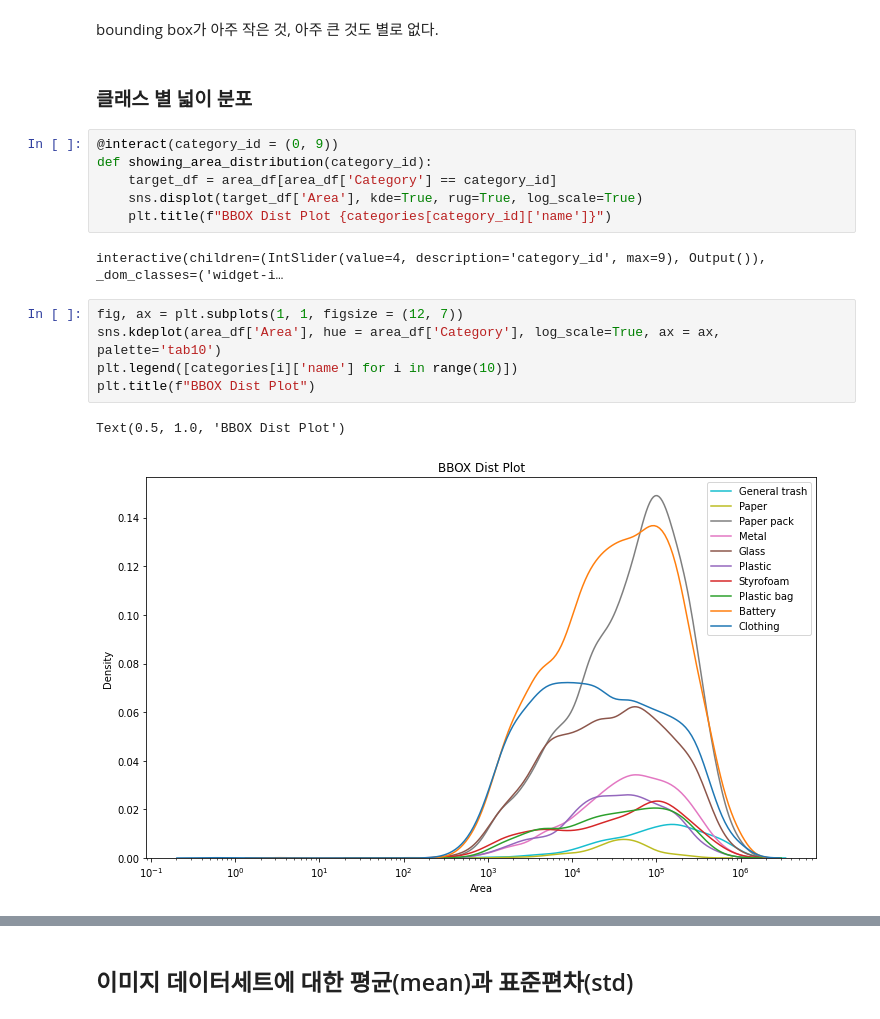
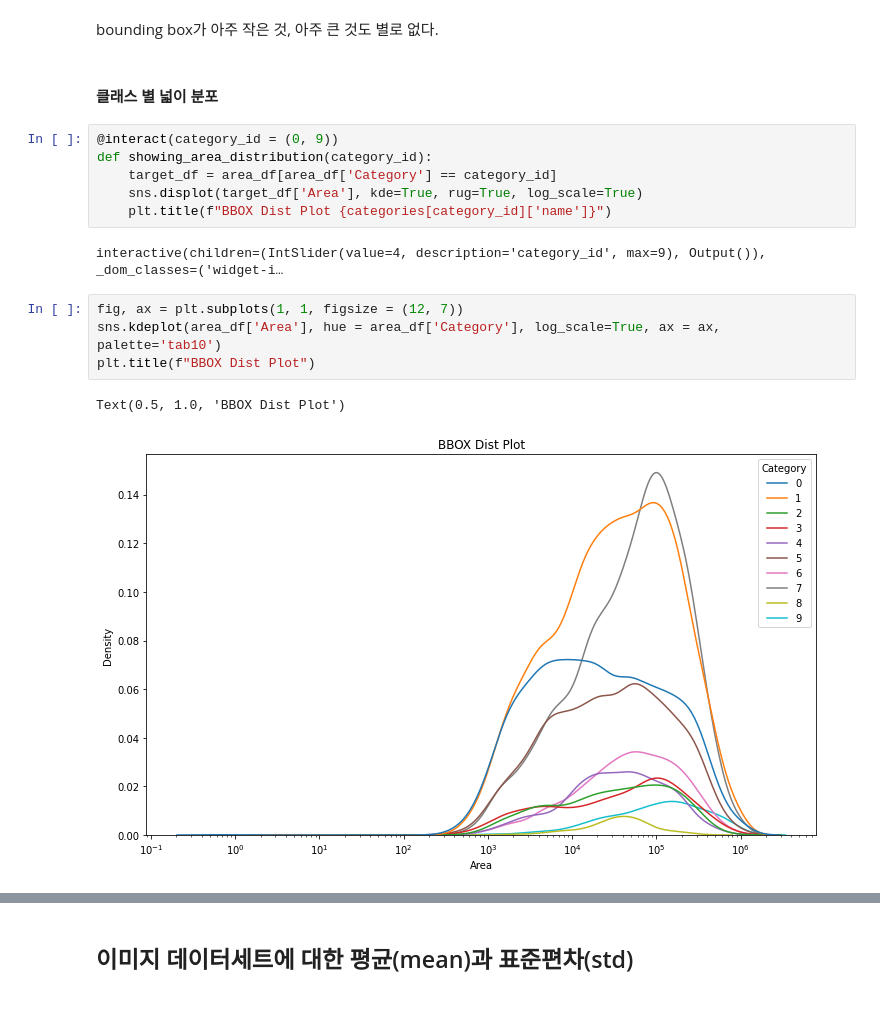
Before and after one commit to j8n17/Object-Detection-for-Separating-Waste-Collection, a Jupyter notebook: EDA.ipynb, the cells around one changed output, grey strips where cells are left out. Drawn from its saved outputs; the diff is of its cells as text.

```diff
--- a/EDA.ipynb
+++ b/EDA.ipynb
@@ -235,7 +237,7 @@ plt.show()
 # %% [markdown]
 bounding box가 아주 작은 것, 아주 큰 것도 별로 없다.
 # %% [markdown]
-### 클래스 별 넓이 분포
+#### 클래스 별 넓이 분포
 # %%
 @interact(category_id = (0, 9))
 def showing_area_distribution(category_id):
@@ -247,8 +249,7 @@ interactive(children=(IntSlider(value=4, description='category_id', max=9), Outp
 # %%
 fig, ax = plt.subplots(1, 1, figsize = (12, 7))
 sns.kdeplot(area_df['Area'], hue = area_df['Category'], log_scale=True, ax = ax, palette='tab10')
-plt.legend([categories[i]['name'] for i in range(10)])
 plt.title(f"BBOX Dist Plot")
 # %% [output]
 Text(0.5, 1.0, 'BBOX Dist Plot')
-[figure, old version]
+[figure, new version]
```
Also changed, not shown: parts of 6 cells of this notebook.
